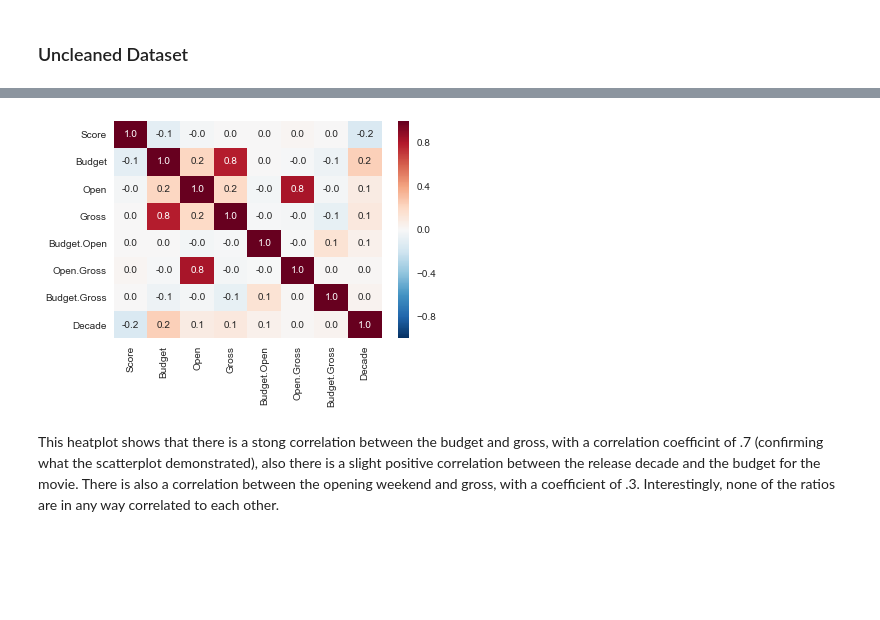
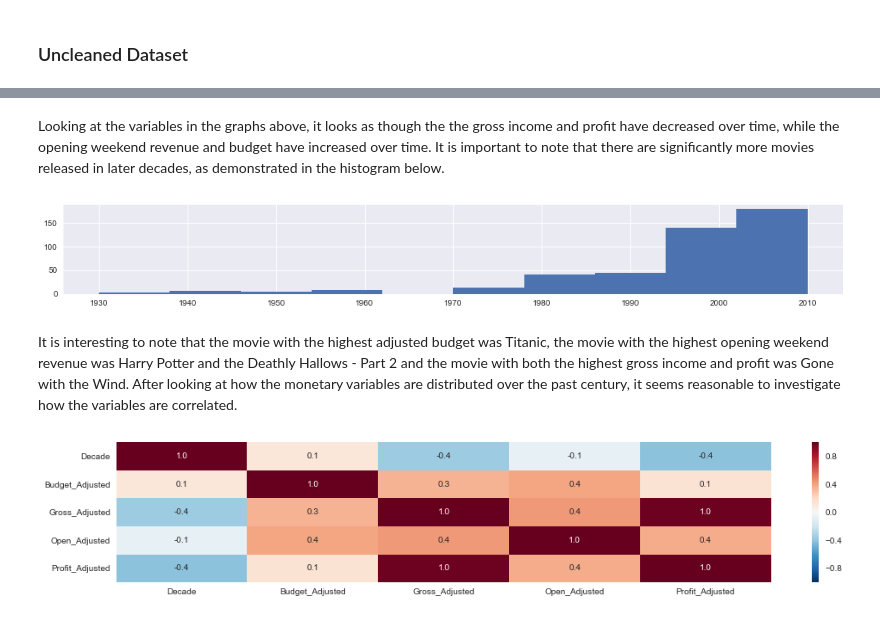
Before and after one commit to brookemosby/Movies, a Jupyter notebook: Jarvis_Project.ipynb, the cells around one changed output, grey strips where cells are left out. Saved outputs shown, nothing was run; the diff lists cells and outputs as text; code cells hidden in the pictures; blank space fills up the shorter version.

```diff
--- a/Jarvis_Project.ipynb
+++ b/Jarvis_Project.ipynb
@@ -286,7 +342,16 @@ Observing the scatter matrix above, the budget and gross profit of a movie have
+# %% [markdown]
+Looking at the variables in the graphs above, it looks as though the the gross income and profit have decreased over time, while the opening weekend revenue and budget have increased over time. It is important to note that there are significantly more movies released in later decades, as demonstrated in the histogram below.
+# %%
+df["Decade"].hist( figsize = ( 17, 2 ) )
+plt.show()
+# %% [output]
+[figure, added]
+# %% [markdown]
+It is interesting to note that the movie with the highest adjusted budget was Titanic, the movie with the highest opening weekend revenue was Harry Potter and the Deathly Hallows - Part 2 and the movie with both the highest gross income and profit was Gone with the Wind. After looking at how the monetary variables are distributed over the past century, it seems reasonable to investigate how the variables are correlated.
 # %%
-seaborn.heatmap( df.corr(), annot = True, fmt = ".1f" )
+plt.figure( figsize = ( 17,3 ) )
+seaborn.heatmap( df[["Decade", "Budget_Adjusted", "Gross_Adjusted", "Open_Adjusted",
+                     "Profit_Adjusted"]].corr(), annot = True, fmt = ".001f" )
 plt.show()
 # %% [output]
-[figure, old version]
+[figure, new version]
-# %% [markdown]
-This heatplot shows that there is a stong correlation between the budget and gross, with a correlation coefficint of .7 (confirming what the scatterplot demonstrated), also there is a slight positive correlation between the release decade and the budget for the movie. There is also a correlation between the opening weekend and gross, with a coefficient of .3. Interestingly, none of the ratios are in any way correlated to each other.
```
Also changed, not shown: parts of 50 cells of this notebook, 5 other files.
